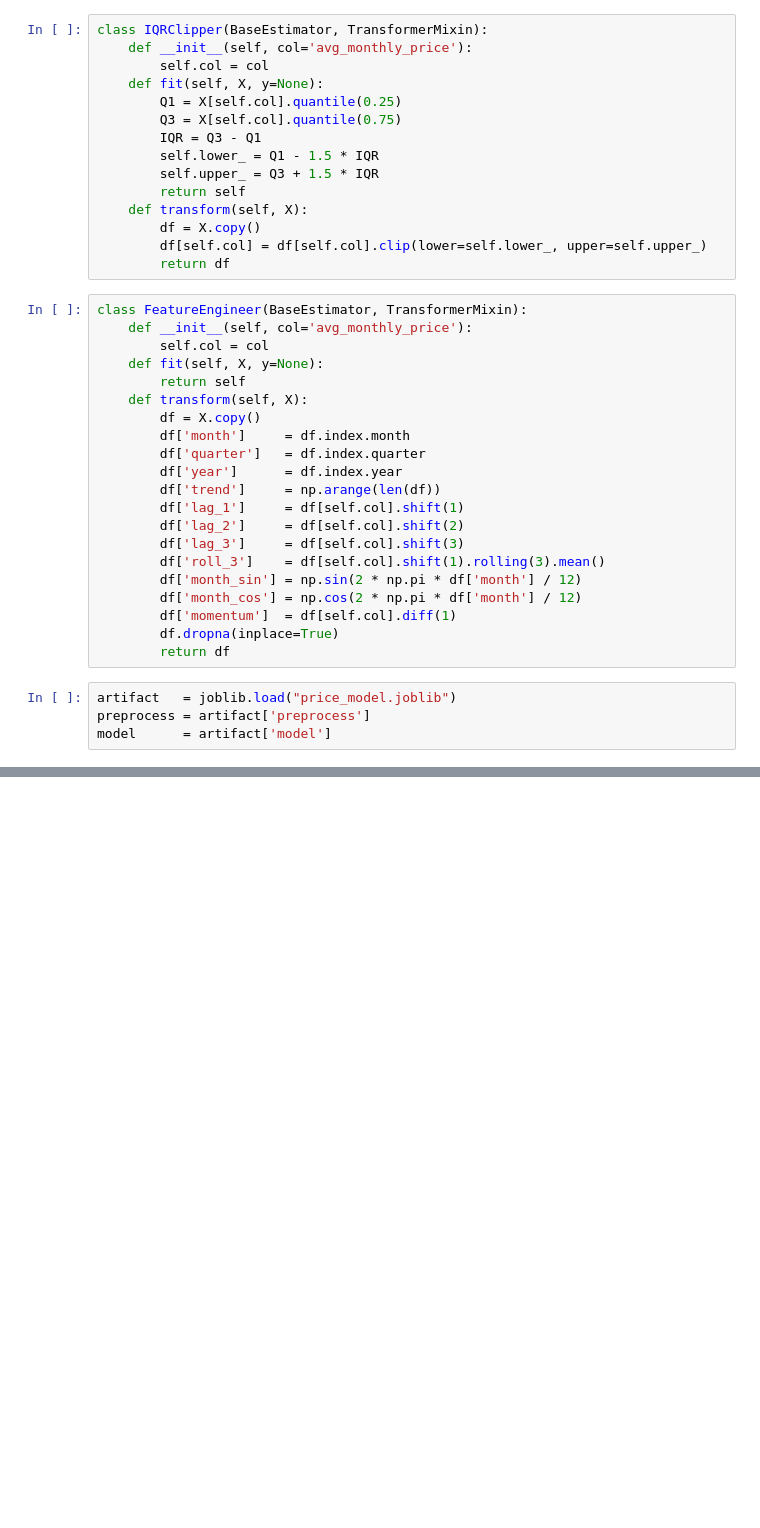
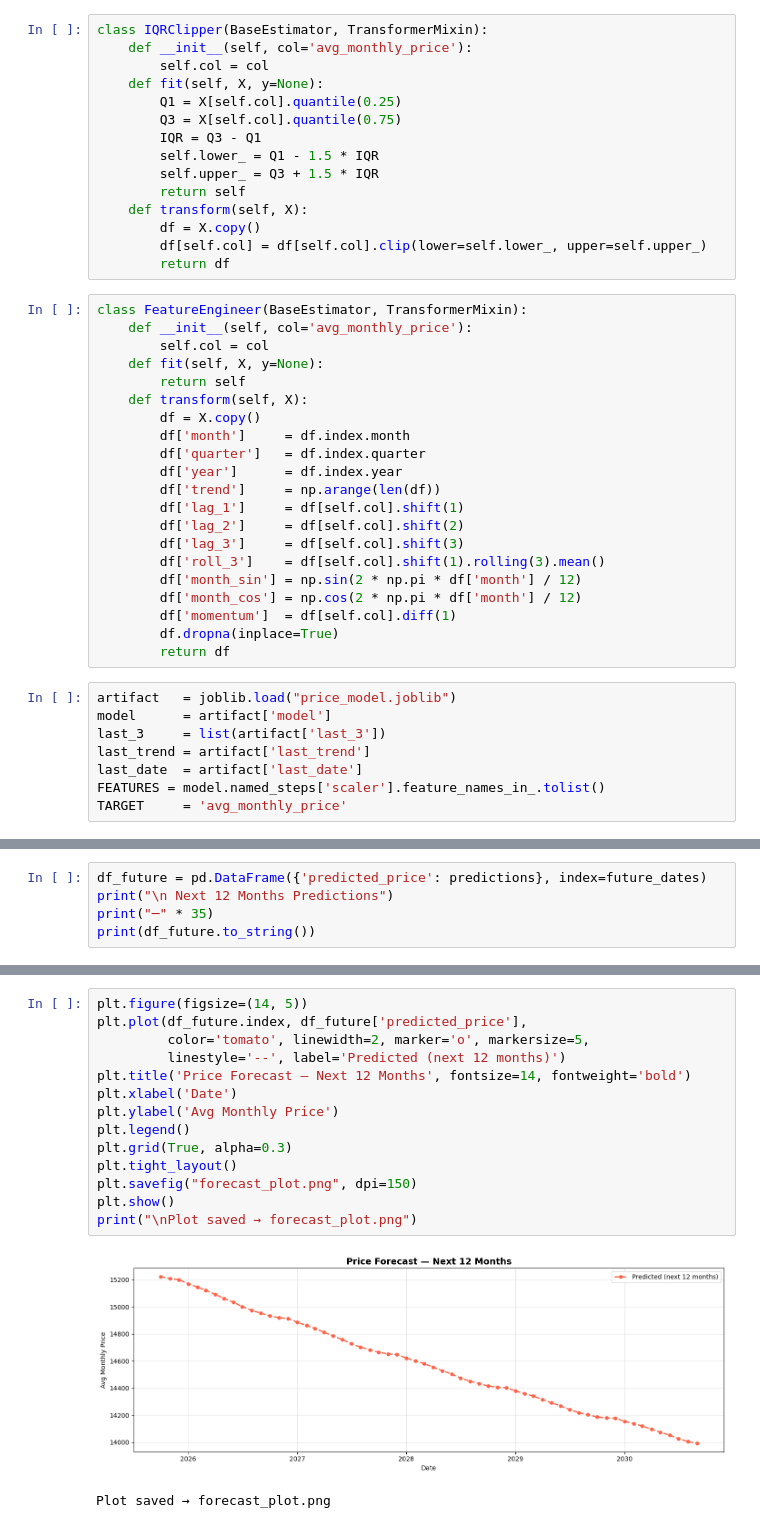
Before and after one commit to connecthusen/Prediction_Model, a Jupyter notebook: prediction.ipynb, the cells around one changed output, grey strips where cells are left out. Cells and saved outputs as stored; diff of their text form; blank space fills up the shorter version.

Commit message:
single month

```diff
--- a/prediction.ipynb
+++ b/prediction.ipynb
@@ -44,5 +44,9 @@ class FeatureEngineer(BaseEstimator, TransformerMixin):
         return df
 # %%
 artifact   = joblib.load("price_model.joblib")
-preprocess = artifact['preprocess']
 model      = artifact['model']
+last_3     = list(artifact['last_3'])
+last_trend = artifact['last_trend']
+last_date  = artifact['last_date']
+FEATURES = model.named_steps['scaler'].feature_names_in_.tolist()
+TARGET     = 'avg_monthly_price'
@@ -48,0 +82,5 @@ model      = artifact['model']
+# %%
+df_future = pd.DataFrame({'predicted_price': predictions}, index=future_dates)
+print("\n Next 12 Months Predictions")
+print("─" * 35)
+print(df_future.to_string())
@@ -48,0 +105,17 @@ model      = artifact['model']
+# %%
+plt.figure(figsize=(14, 5))
+plt.plot(df_future.index, df_future['predicted_price'],
+         color='tomato', linewidth=2, marker='o', markersize=5,
+         linestyle='--', label='Predicted (next 12 months)')
+plt.title('Price Forecast — Next 12 Months', fontsize=14, fontweight='bold')
+plt.xlabel('Date')
+plt.ylabel('Avg Monthly Price')
+plt.legend()
+plt.grid(True, alpha=0.3)
+plt.tight_layout()
+plt.savefig("forecast_plot.png", dpi=150)
+plt.show()
+print("\nPlot saved → forecast_plot.png")
+# %% [output]
+[figure, added]
+Plot saved → forecast_plot.png
```
Also changed, not shown: parts of 4 cells of this notebook, 5 other files.
